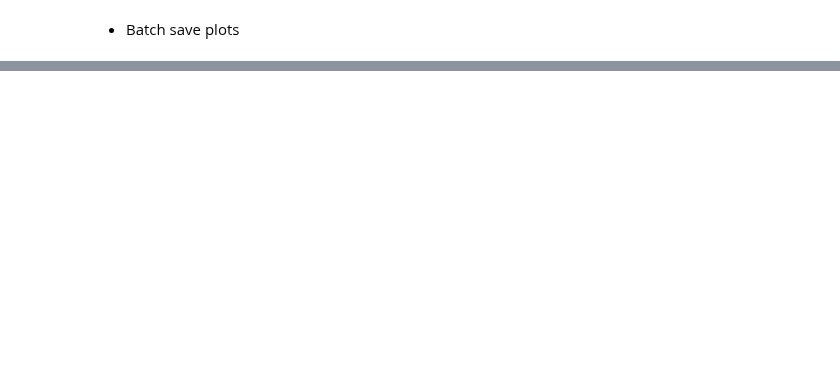
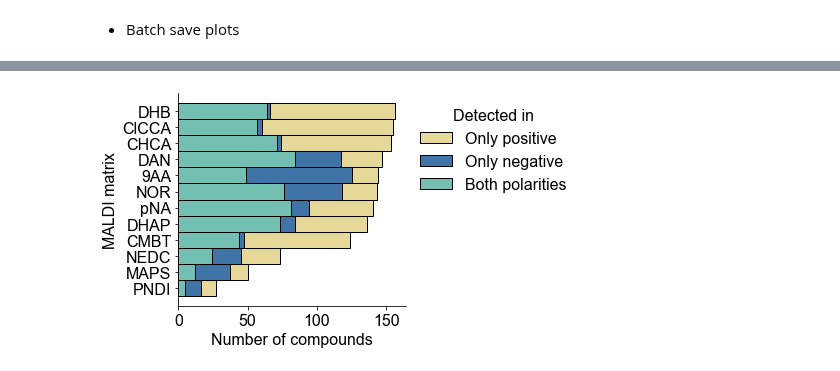
Before and after one commit to saharuka/metabolite_detectability, a Jupyter notebook: matrix_comparison/6_plots/q2c_number_of_detections.ipynb, the cells around one changed output, grey strips where cells are left out. Cells and saved outputs as stored; diff of their text form; code cells hidden in the pictures; blank space fills up the shorter version.

```diff
--- a/matrix_comparison/6_plots/q2c_number_of_detections.ipynb
+++ b/matrix_comparison/6_plots/q2c_number_of_detections.ipynb
@@ -799,0 +761,8 @@ See the caveats in the documentation: https://pandas.pydata.org/pandas-docs/stab
+# %%
+plot_data = prep_plot_data(data=df,
+                           polarity=None,
+                          neutral_losses=[''])
+plot_data = plot_data[plot_data.detected]
+
+summary = plot_data.groupby(["Matrix short","Polarity"]).agg("count")
+print(f"Per one protocol between {summary.detected.min()} and {summary.detected.max()} metabolites were detected")
@@ -799,0 +775,35 @@ See the caveats in the documentation: https://pandas.pydata.org/pandas-docs/stab
+# %%
+plot_data = plot_data.groupby(['name_short', 'Matrix short']).agg({'Polarity':list})
+plot_data.reset_index(inplace=True)
+
+labels=[]
+for i in plot_data.Polarity:
+
+    if i == ['negative', 'positive']:
+        labels.append('Both polarities')
+    else: labels.append(f'Only {i[0]}')
+plot_data['Label'] = labels
+
+legend_order = ['Only positive', 'Only negative', 'Both polarities']
+plot_data['Label'] = pd.Categorical(plot_data['Label'], legend_order)
+
+axis_order = ['DHB', 'ClCCA', 'CHCA', 'DAN', '9AA', 'NOR', 'pNA', 'DHAP', 'CMBT', 'NEDC', 'MAPS', 'PNDI']
+plot_data['Matrix short'] = pd.Categorical(plot_data['Matrix short'], axis_order)
+# %%
+palette={'Only negative':'#004488',
+        'Only positive':'#DDCC77',
+        'Both polarities':'#44AA99'}
+
+plt.figure(figsize = (7,4))
+h = sns.histplot(data=plot_data,
+                 y='Matrix short',
+                 stat='count',
+                 hue='Label',
+                 multiple='stack',
+                 palette=palette)
+h.set(xlabel="Number of compounds", ylabel="MALDI matrix")
+sns.move_legend(h, "upper left", bbox_to_anchor=(1, 1), title='Detected in', frameon=False)
+sns.despine()
+plt.tight_layout()
+# %% [output]
+[figure, added]
```
Also changed, not shown: parts of 25 cells of this notebook, 35 other files.
